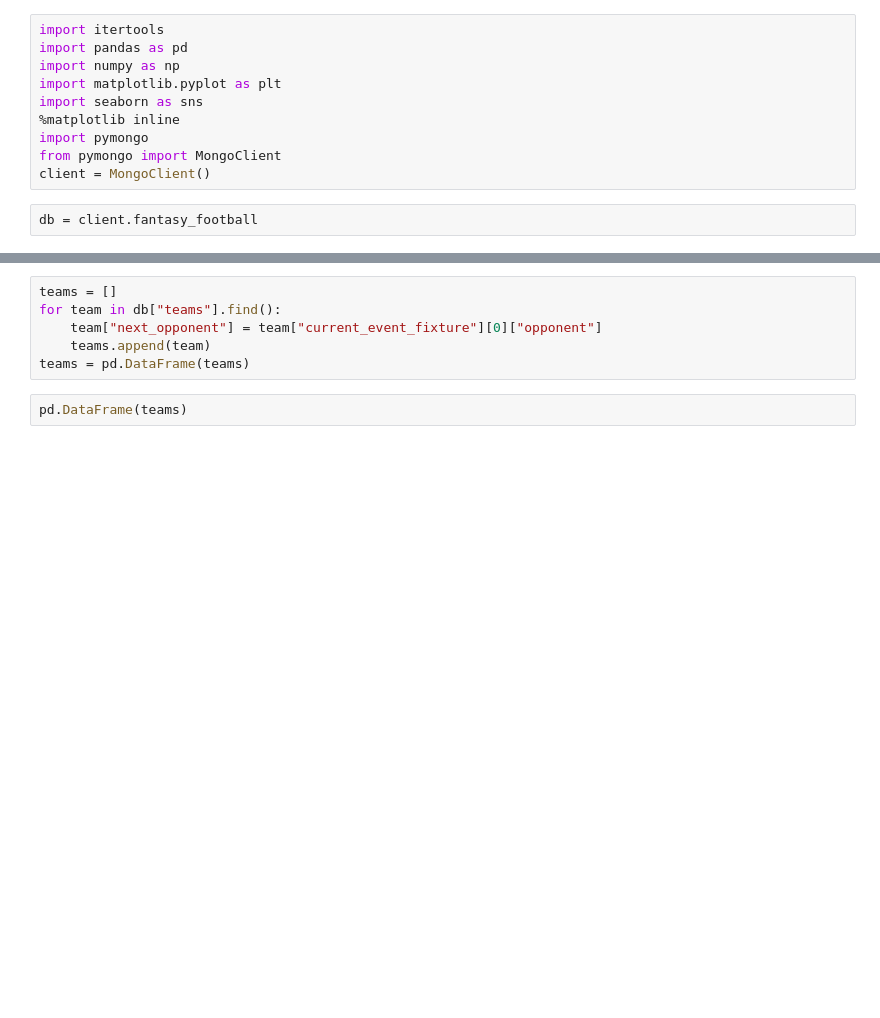
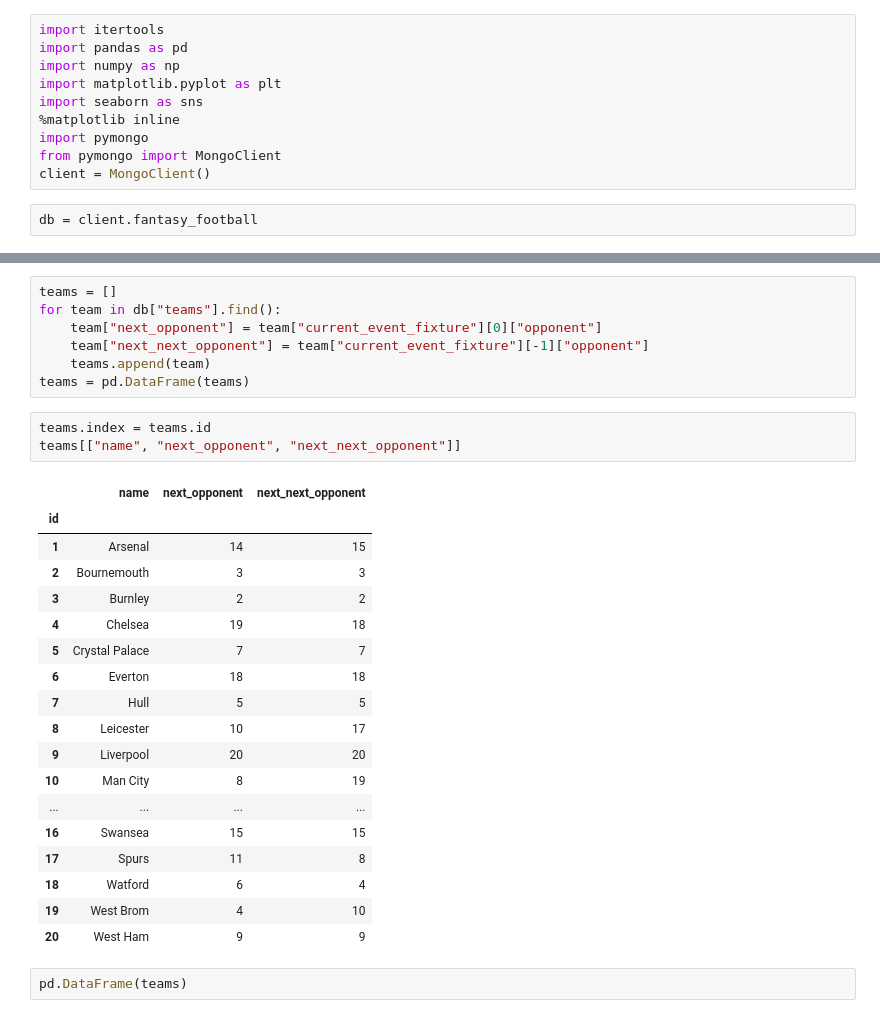
Before and after one commit to joconnor-ml/fantasy-football-app, a Jupyter notebook: notebooks/Test MongoDB.ipynb, the cells around one changed output, grey strips where cells are left out. Saved outputs shown, nothing was run; the diff lists cells and outputs as text; blank space fills up the shorter version.

Commit message:
Got fixture-looker-upper working

```diff
--- a/notebooks/Test MongoDB.ipynb
+++ b/notebooks/Test MongoDB.ipynb
@@ -35,8 +35,31 @@ collection.find_one({})#,{"history":1})
 teams = []
 for team in db["teams"].find():
     team["next_opponent"] = team["current_event_fixture"][0]["opponent"]
+    team["next_next_opponent"] = team["current_event_fixture"][-1]["opponent"]
     teams.append(team)
 teams = pd.DataFrame(teams)
+# %%
+teams.index = teams.id
+teams[["name", "next_opponent", "next_next_opponent"]]
+# %% [output]
+|  | name | next_opponent | next_next_opponent |
+| id |  |  |  |
+| 1 | Arsenal | 14 | 15 |
+| 2 | Bournemouth | 3 | 3 |
+| 3 | Burnley | 2 | 2 |
+| 4 | Chelsea | 19 | 18 |
+| 5 | Crystal Palace | 7 | 7 |
+| 6 | Everton | 18 | 18 |
+| 7 | Hull | 5 | 5 |
+| 8 | Leicester | 10 | 17 |
+| 9 | Liverpool | 20 | 20 |
+| 10 | Man City | 8 | 19 |
+| ... | ... | ... | ... |
+| 16 | Swansea | 15 | 15 |
+| 17 | Spurs | 11 | 8 |
+| 18 | Watford | 6 | 4 |
+| 19 | West Brom | 4 | 10 |
+| 20 | West Ham | 9 | 9 |
 # %%
 pd.DataFrame(teams)
 # %% [output]
```
Also changed, not shown: parts of 1 cell of this notebook, 7 other files.
